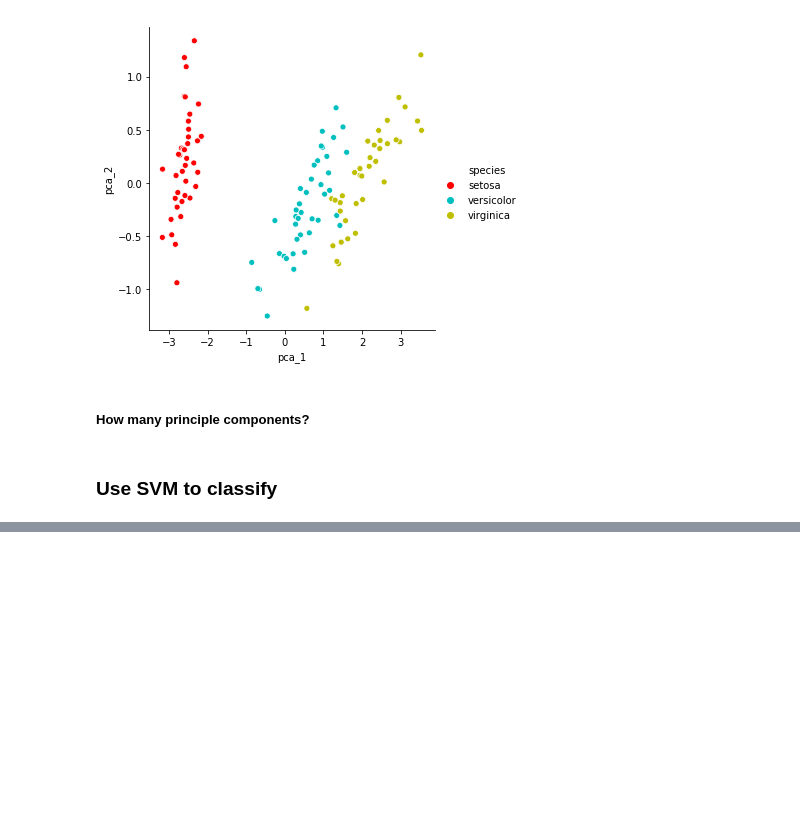
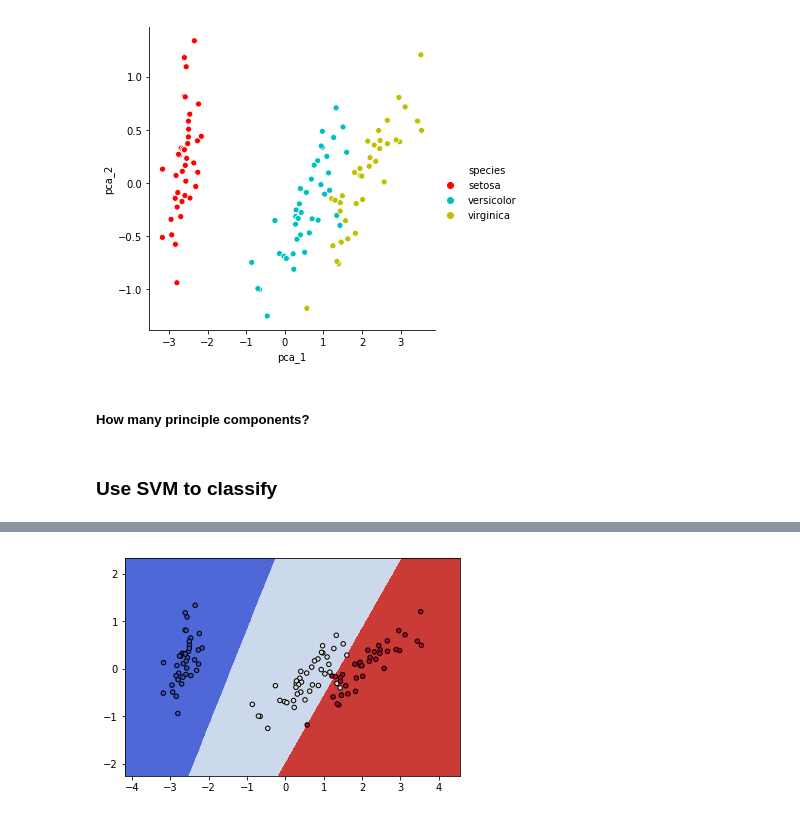
Before and after one commit to robahall/MLAlgoProjects, a Jupyter notebook: notebooks/2.0-rah-iris_classification.ipynb, the cells around one changed output, grey strips where cells are left out. Saved outputs shown, nothing was run; the diff lists cells and outputs as text; code cells hidden in the pictures; blank space fills up the shorter version.

Commit message:
Got PCA working with matplotlib

```diff
--- a/notebooks/2.0-rah-iris_classification.ipynb
+++ b/notebooks/2.0-rah-iris_classification.ipynb
@@ -175,0 +170,46 @@ array([[-1.10875923,  0.54575503],
+# %%
+def make_meshgrid(x, y, h=0.02):
+    """Create a mesh of points to plot in
+
+    Parameters:
+    x: data to base x-axis meshgrid on
+    y: data to base y-axis meshgrid on
+    h: stepsize for meshgrid, optional
+
+    """
+    x_min, x_max = x.min()-1, x.max()+1
+    y_min, y_max = y.min()-1, y.max()+1
+    xx, yy = np.meshgrid(np.arange(x_min, x_max, h),
+                         np.arange(y_min, y_max, h))
+
+    return xx, yy
+# %%
+def plot_contours(ax, clf, xx, yy, **params):
+    """Plot the decision boundaries for a classifer
+    Parameters:
+    ax: matplotlib axes object
+    clf: a classifier
+    xx: meshgrid ndarray
+    yy: meshgrid ndarray
+    params: dictionary of params to pass to contourf, optional
+
+    """
+    Z = clf.predict(np.c_[xx.ravel(), yy.ravel()])
+    Z = Z.reshape(xx.shape)
+    out = ax.contourf(xx, yy, Z, **params)
+    return out
+# %%
+xx, yy = make_meshgrid(iris_pca_df["pca_1"], iris_pca_df["pca_2"])
+# %%
+fig, axs = plt.subplots()
+plot_contours(axs, clf, xx, yy, cmap=plt.cm.coolwarm)
+axs.scatter(iris_pca_df["pca_1"],
+            iris_pca_df["pca_2"],
+            c=iris_pca_df["colors"],
+            cmap=plt.cm.coolwarm,
+            s=20,
+            edgecolors='k'
+           )
+plt.show()
+# %% [output]
+[figure, added]
```
Also changed, not shown: parts of 6 cells of this notebook.
